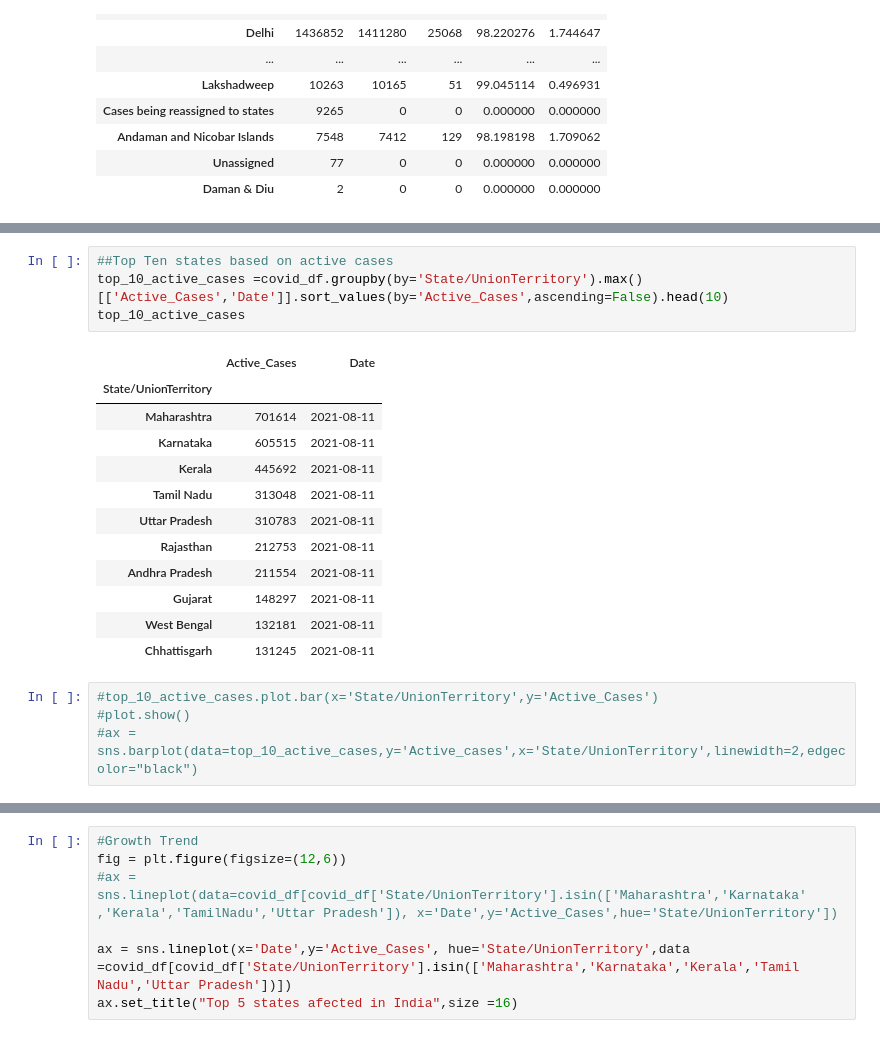
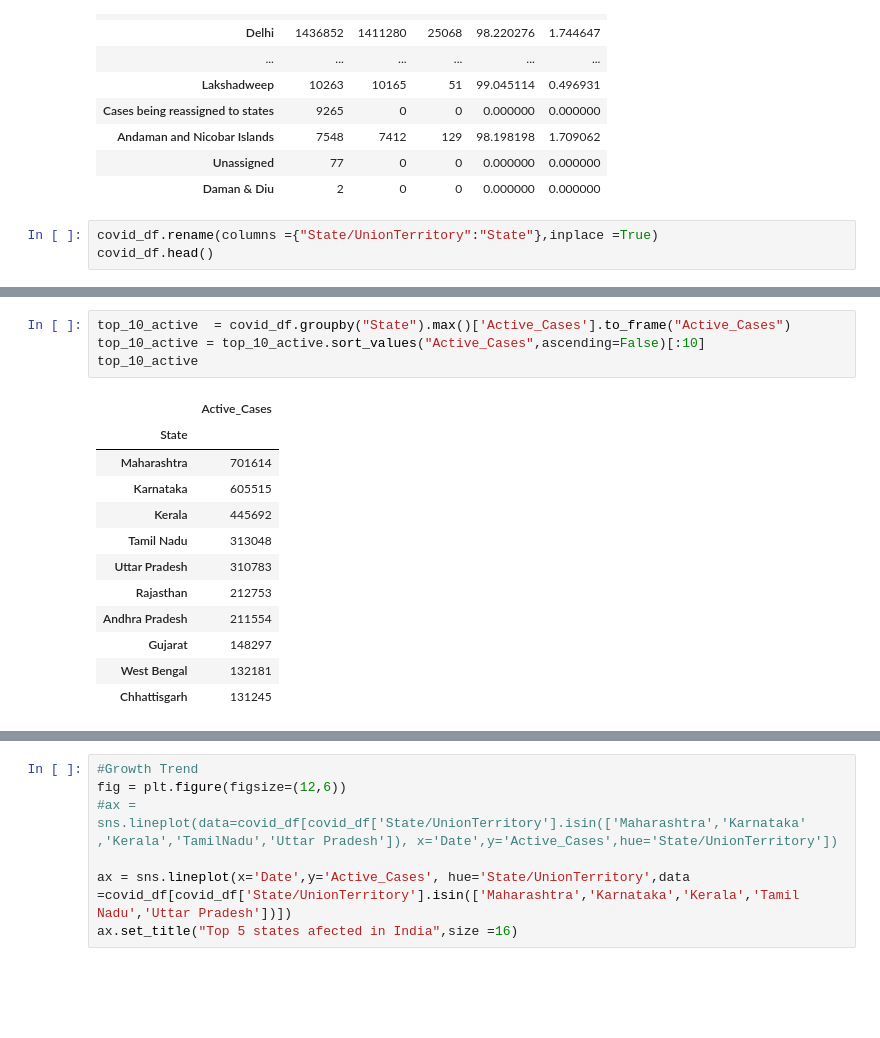
Before and after one commit to 835017-Revathy/Kaggle-Projects, a Jupyter notebook: covid-19-in-india-analysis.ipynb, the cells around one changed output, grey strips where cells are left out. Saved outputs shown, nothing was run; the diff lists cells and outputs as text; blank space fills up the shorter version.

Commit message:
Kaggle Notebook | Covid_19_in_India_Analysis | Version 11

```diff
--- a/covid-19-in-india-analysis.ipynb
+++ b/covid-19-in-india-analysis.ipynb
@@ -160,3 +160,6 @@ statewise.style.background_gradient(cmap="cubehelix")
 | Andaman and Nicobar Islands | 7548 | 7412 | 129 | 98.198198 | 1.709062 |
 | Unassigned | 77 | 0 | 0 | 0.000000 | 0.000000 |
 | Daman & Diu | 2 | 0 | 0 | 0.000000 | 0.000000 |
+# %%
+covid_df.rename(columns ={"State/UnionTerritory":"State"},inplace =True)
+covid_df.head()
@@ -163,21 +182,17 @@ statewise.style.background_gradient(cmap="cubehelix")
 # %%
-##Top Ten states based on active cases
-top_10_active_cases =covid_df.groupby(by='State/UnionTerritory').max()[['Active_Cases','Date']].sort_values(by='Active_Cases',ascending=False).head(10)
-top_10_active_cases
+top_10_active  = covid_df.groupby("State").max()['Active_Cases'].to_frame("Active_Cases")
+top_10_active = top_10_active.sort_values("Active_Cases",ascending=False)[:10]
+top_10_active
 # %% [output]
-|  | Active_Cases | Date |
-| State/UnionTerritory |  |  |
-| Maharashtra | 701614 | 2021-08-11 |
-| Karnataka | 605515 | 2021-08-11 |
-| Kerala | 445692 | 2021-08-11 |
-| Tamil Nadu | 313048 | 2021-08-11 |
-| Uttar Pradesh | 310783 | 2021-08-11 |
-| Rajasthan | 212753 | 2021-08-11 |
-| Andhra Pradesh | 211554 | 2021-08-11 |
-| Gujarat | 148297 | 2021-08-11 |
-| West Bengal | 132181 | 2021-08-11 |
-| Chhattisgarh | 131245 | 2021-08-11 |
+|  | Active_Cases |
+| State |  |
+| Maharashtra | 701614 |
+| Karnataka | 605515 |
+| Kerala | 445692 |
+| Tamil Nadu | 313048 |
+| Uttar Pradesh | 310783 |
+| Rajasthan | 212753 |
+| Andhra Pradesh | 211554 |
+| Gujarat | 148297 |
+| West Bengal | 132181 |
+| Chhattisgarh | 131245 |
-# %%
-#top_10_active_cases.plot.bar(x='State/UnionTerritory',y='Active_Cases')
-#plot.show()
-#ax = sns.barplot(data=top_10_active_cases,y='Active_cases',x='State/UnionTerritory',linewidth=2,edgecolor="black")
```
Also changed, not shown: parts of 5 cells of this notebook.
